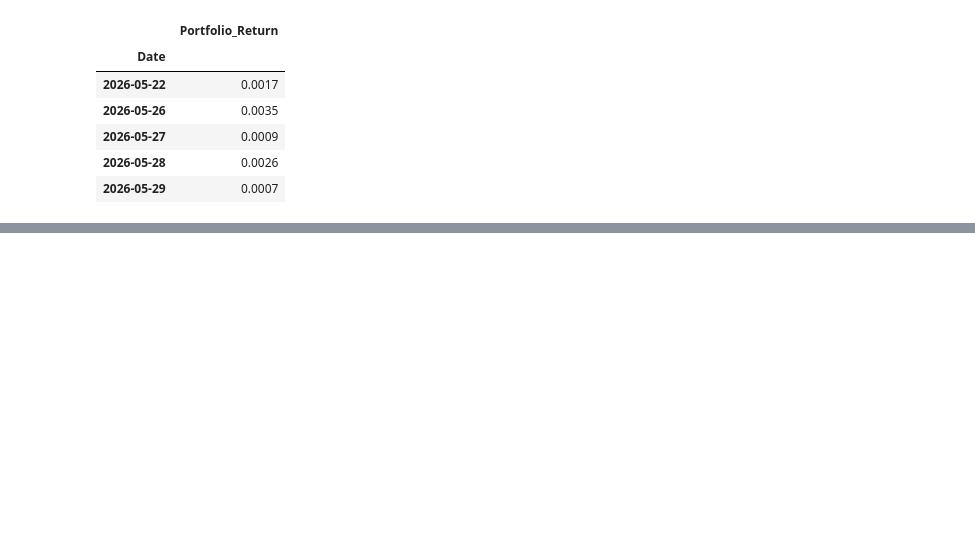
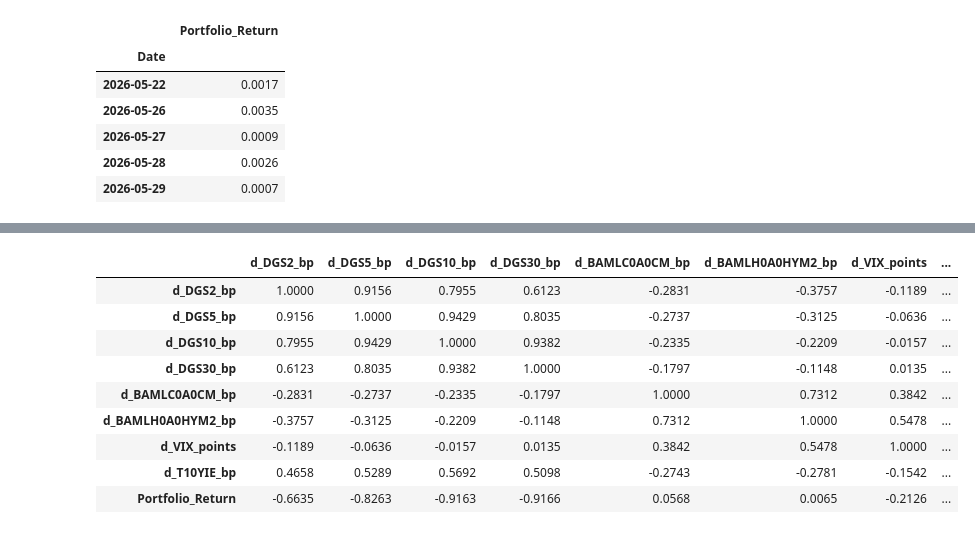
Before and after one commit to niranjanrao13/FixedIncomePortfolio-Analysis, a Jupyter notebook: notebooks/risk_analysis.ipynb, the cells around one changed output, grey strips where cells are left out. Drawn from its saved outputs; the diff is of its cells as text; code cells hidden in the pictures; blank space fills up the shorter version.

```diff
--- a/notebooks/risk_analysis.ipynb
+++ b/notebooks/risk_analysis.ipynb
@@ -244,0 +280,13 @@ display(portfolio_returns.tail().to_frame())
+# %%
+corr
+# %% [output]
+|  | d_DGS2_bp | d_DGS5_bp | d_DGS10_bp | d_DGS30_bp | d_BAMLC0A0CM_bp | d_BAMLH0A0HYM2_bp | d_VIX_points | ... |
+| d_DGS2_bp | 1.0000 | 0.9156 | 0.7955 | 0.6123 | -0.2831 | -0.3757 | -0.1189 | ... |
+| d_DGS5_bp | 0.9156 | 1.0000 | 0.9429 | 0.8035 | -0.2737 | -0.3125 | -0.0636 | ... |
+| d_DGS10_bp | 0.7955 | 0.9429 | 1.0000 | 0.9382 | -0.2335 | -0.2209 | -0.0157 | ... |
+| d_DGS30_bp | 0.6123 | 0.8035 | 0.9382 | 1.0000 | -0.1797 | -0.1148 | 0.0135 | ... |
+| d_BAMLC0A0CM_bp | -0.2831 | -0.2737 | -0.2335 | -0.1797 | 1.0000 | 0.7312 | 0.3842 | ... |
+| d_BAMLH0A0HYM2_bp | -0.3757 | -0.3125 | -0.2209 | -0.1148 | 0.7312 | 1.0000 | 0.5478 | ... |
+| d_VIX_points | -0.1189 | -0.0636 | -0.0157 | 0.0135 | 0.3842 | 0.5478 | 1.0000 | ... |
+| d_T10YIE_bp | 0.4658 | 0.5289 | 0.5692 | 0.5098 | -0.2743 | -0.2781 | -0.1542 | ... |
+| Portfolio_Return | -0.6635 | -0.8263 | -0.9163 | -0.9166 | 0.0568 | 0.0065 | -0.2126 | ... |
```
Also changed, not shown: parts of 7 cells of this notebook.
